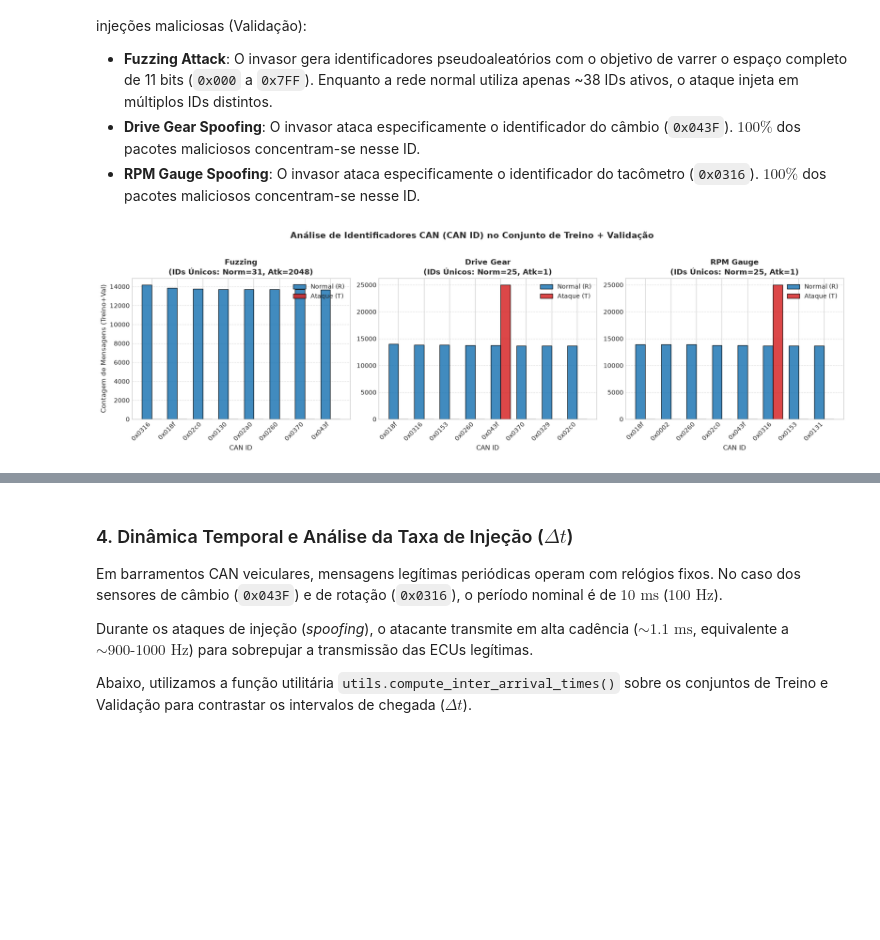
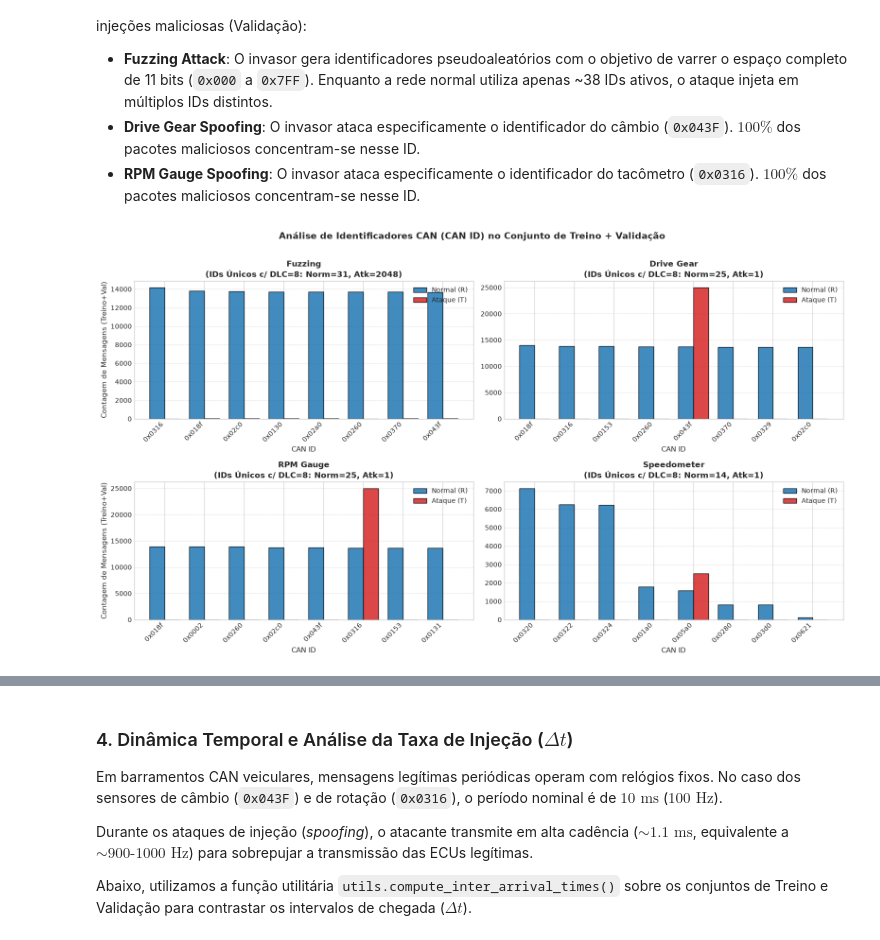
Before and after one commit to BrunoMog/can-intrusion-prevention-replication, a Jupyter notebook: EDA_CAN_Intrusion_Datasets.ipynb, the cells around one changed output, grey strips where cells are left out. Cells and saved outputs as stored; diff of their text form; code cells hidden in the pictures; blank space fills up the shorter version.

Commit message:
feat(experimentos): adicionar segundo dataset Speedometer, otimizar CV e refinar análise

```diff
--- a/EDA_CAN_Intrusion_Datasets.ipynb
+++ b/EDA_CAN_Intrusion_Datasets.ipynb
@@ -171,8 +175,9 @@ Abaixo, examinamos como os identificadores se distribuem entre o tráfego normal
 - **Drive Gear Spoofing**: O invasor ataca especificamente o identificador do câmbio (`0x043F`). $100\%$ dos pacotes maliciosos concentram-se nesse ID.
 - **RPM Gauge Spoofing**: O invasor ataca especificamente o identificador do tacômetro (`0x0316`). $100\%$ dos pacotes maliciosos concentram-se nesse ID.
 # %%
-fig, axes = plt.subplots(1, 3, figsize=(17, 5))
-fig.suptitle('Análise de Identificadores CAN (CAN ID) no Conjunto de Treino + Validação', y=1.02, fontweight='bold')
+fig, axes = plt.subplots(2, 2, figsize=(16, 9))
+axes = axes.flatten()
+fig.suptitle('Análise de Identificadores CAN (CAN ID) no Conjunto de Treino + Validação', y=1.01, fontweight='bold')
 
 for i, (name, ax) in enumerate(zip(utils.DATASET_PATHS.keys(), axes)):
     df_tv = dfs_train_val[name]
@@ -183,38 +188,41 @@ for i, (name, ax) in enumerate(zip(utils.DATASET_PATHS.keys(), axes)):
     # Top 8 IDs mais frequentes no tráfego normal
     top_ids = list(normal_ids.head(8).index)
 
     # Garante que o alvo de spoofing apareça no gráfico
-    target_id = '043f' if name == 'Drive Gear' else ('0316' if name == 'RPM Gauge' else None)
+    target_map = {'Drive Gear': '043f', 'RPM Gauge': '0316', 'Speedometer': '05a0'}
+    target_id = target_map.get(name, None)
     if target_id and target_id not in top_ids:
         top_ids.append(target_id)
 
     normal_counts = [normal_ids.get(cid, 0) for cid in top_ids]
     attack_counts = [attack_ids.get(cid, 0) for cid in top_ids]
 
     x = np.arange(len(top_ids))
     width = 0.38
 
     ax.bar(x - width/2, normal_counts, width, label='Normal (R)', color=COLOR_NORMAL, edgecolor='black', alpha=0.85)
     ax.bar(x + width/2, attack_counts, width, label='Ataque (T)', color=COLOR_ATTACK, edgecolor='black', alpha=0.85)
 
     ax.set_xticks(x)
     ax.set_xticklabels([f"0x{cid}" for cid in top_ids], rotation=45, ha='right')
-    ax.set_title(f"{name}\n(IDs Únicos: Norm={len(normal_ids)}, Atk={len(attack_ids)})", fontweight='bold')
+    ax.set_title(f"{name}\n(IDs Únicos c/ DLC=8: Norm={len(normal_ids)}, Atk={len(attack_ids)})", fontweight='bold')
     ax.set_xlabel('CAN ID')
-    if i == 0:
+    if i % 2 == 0:
         ax.set_ylabel('Contagem de Mensagens (Treino+Val)')
     ax.legend()
     ax.grid(axis='y', linestyle='--', alpha=0.6)
 
 plt.tight_layout()
 plt.show()
 
 print("Alvos Específicos Identificados na Validação:")
 gear_atk_cnt = (dfs_train_val['Drive Gear']['CAN_ID'] == '043f') & (dfs_train_val['Drive Gear']['Flag'] == 'T')
 rpm_atk_cnt = (dfs_train_val['RPM Gauge']['CAN_ID'] == '0316') & (dfs_train_val['RPM Gauge']['Flag'] == 'T')
-print(f" -> Drive Gear: 100% dos ataques ({gear_atk_cnt.sum():,}) direcionados ao ID 0x043f.")
-print(f" -> RPM Gauge:  100% dos ataques ({rpm_atk_cnt.sum():,}) direcionados ao ID 0x0316.")
-print(f" -> Fuzzing:    Ataques distribuídos de forma estocástica por {(dfs_train_val['Fuzzing']['Flag'] == 'T').groupby(dfs_train_val['Fuzzing']['CAN_ID']).any().sum()} IDs distintos.")
+spd_atk_cnt = (dfs_train_val['Speedometer']['CAN_ID'] == '05a0') & (dfs_train_val['Speedometer']['Flag'] == 'T')
+print(f" -> Drive Gear:  100% dos ataques ({gear_atk_cnt.sum():,}) direcionados ao ID 0x043f.")
+print(f" -> RPM Gauge:   100% dos ataques ({rpm_atk_cnt.sum():,}) direcionados ao ID 0x0316.")
+print(f" -> Speedometer: 100% dos ataques ({spd_atk_cnt.sum():,}) direcionados ao ID 0x05a0 (Painel VW).")
+print(f" -> Fuzzing:     Ataques distribuídos de forma estocástica por {(dfs_train_val['Fuzzing']['Flag'] == 'T').groupby(dfs_train_val['Fuzzing']['CAN_ID']).any().sum()} IDs distintos.")
 # %% [output]
-[figure, old version]
+[figure, new version]
 Alvos Específicos Identificados na Validação:
```
Also changed, not shown: parts of 12 cells of this notebook, 5 other files.
